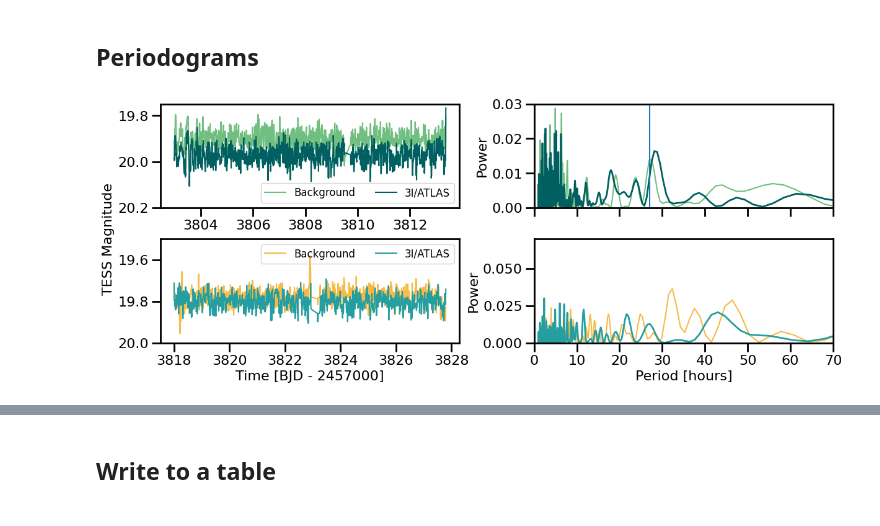
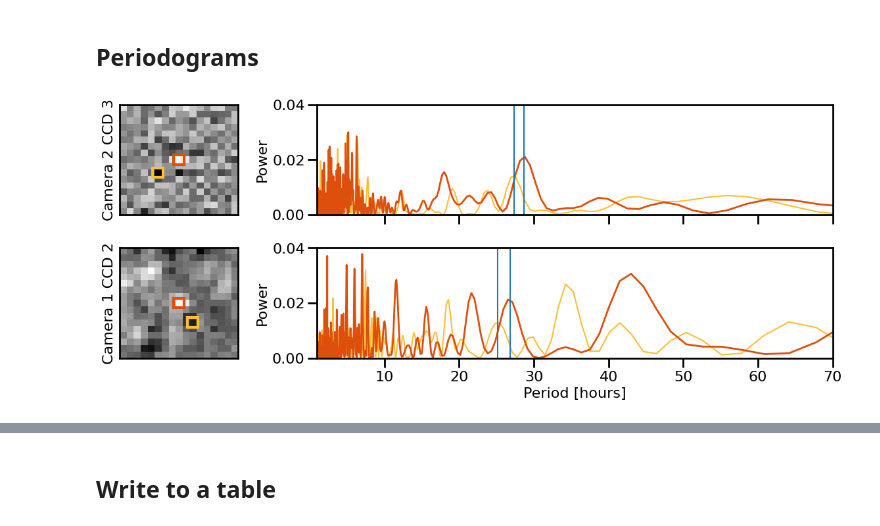
Before and after one commit to afeinstein20/atlas-tess, a Jupyter notebook: notebooks/lightcurve_figure.ipynb, the cells around one changed output, grey strips where cells are left out. Cells and saved outputs as stored; diff of their text form; code cells hidden in the pictures.

```diff
--- a/notebooks/lightcurve_figure.ipynb
+++ b/notebooks/lightcurve_figure.ipynb
@@ -85,7 +106,7 @@ chunks1 = np.append(np.arange(time1[0], time1[-1], 4), time1[-1])
 lc2 = second['subtracted'][:,10,10] * np.nanmedian(convert_mag(second['raw'][:,10,10]))
 time2 = second['time'] + 2400000.5 - 2457000
 
-chunks2 = np.append(np.arange(time2[0], time2[-1], 4))#, time2[-1])
+chunks2 = np.append(np.arange(time2[0], time2[-1], 4), time2[-1])
 # %%
 fig, axes = plt.subplots(nrows=2, ncols=4, figsize=(40,12))
 axes = axes.reshape(-1)
@@ -137,7 +160,7 @@ ax2.plot(13,2,'rx')
 # %%
 bkg1 = first['subtracted'][:,7,12] * np.nanmedian(convert_mag(first['raw'][:,7,12]))
 
-bkg2 = second['subtracted'][:,13,2] * np.nanmedian(convert_mag(second['raw'][:,13,2]))
+bkg2 = second['subtracted'][:,12,13] * np.nanmedian(convert_mag(second['raw'][:,12,13]))
 # %%
 fig, axes = plt.subplots(nrows=2, ncols=4, figsize=(40,12))
 axes = axes.reshape(-1)
@@ -182,58 +205,82 @@ def periodogram(t, f, maxp=1*units.hour, minp=3*units.day):
                                                  maximum_frequency=1.0/maxp.to(units.day))
     return ls, med
 # %%
-fig, axes = plt.subplots(ncols=2, nrows=2, figsize=(14,5))
+fig, axes = plt.subplots(ncols=2, nrows=2, figsize=(14,5), gridspec_kw={'width_ratios':[0.23,1]})
 fig.set_facecolor('w')
 axes = axes.reshape(-1)
 
+dc = '#de4f0d'#parula[60]
+bc = '#ffbe35'#parula[210]
+
+# Imshow the TPF
+axes[0].imshow(np.nansum(first['subtracted'], axis=0)[2:,2:], aspect='auto', cmap='Greys_r')
+
+# Plot the apertures
+rect = Rectangle((7.25, 7.25), 1.5, 1.5, edgecolor=dc, facecolor='none', lw=3)
+axes[0].add_patch(rect)
+
+rect = Rectangle((4.25, 9.25), 1.5, 1.5, edgecolor=bc, facecolor='none', lw=3)
+axes[0].add_patch(rect)
 
 
+# Make the Lomb-Scargle Periodograms
 bkg_23, bk23 = periodogram(time1, bkg1)
-axes[1].plot((1.0/bkg_23[0]).to(units.hour), bkg_23[1], color=parula[150])
+axes[1].plot((1.0/bkg_23[0]).to(units.hour), bkg_23[1], color=bc)
 
-ls_23, m23 = periodogram(time1, lc1)
-axes[1].plot((1.0/ls_23[0]).to(units.hour), ls_23[1], color='#005f60', lw=2)
+ls_23, m23 = periodogram(time1, medfilt(lc1, 11))
+axes[1].plot((1.0/ls_23[0]).to(units.hour), ls_23[1], color=dc, lw=2)
 
-
-axes[0].plot(time1, bk23,color=parula[150], label='Background')
-axes[0].plot(time1, m23, color='#005f60', label='3I/ATLAS')
-axes[0].legend(fontsize=12, ncol=2)
+##################
+# Camera 1 CCD 2 #
+##################
 
 q = (time2 >= 3818) & (time2 < 3827.8) & (lc2 < 20.) & (bkg2 > 19.5)
 
+# Plot the TPF
+axes[2].imshow(np.nansum(second['subtracted'][second['good_frames']==1], axis=0)[2:,2:], aspect='auto',
+               cmap='Greys_r')
+
+# Plot the apertures
+rect = Rectangle((7.25, 7.25), 1.5, 1.5, edgecolor=dc, facecolor='none', lw=3)
+axes[2].add_patch(rect)
+
+rect = Rectangle((9.25, 10.25), 1.5, 1.5, edgecolor=bc, facecolor='none', lw=3)
+axes[2].add_patch(rect)
 
 
+# Make the Lomb-Scargle Periorograms
 bkg_12, mb12 = periodogram(time2[q], bkg2[q])
-axes[3].plot((1.0/bkg_12[0]).to(units.hour), bkg_12[1], color=parula[210])
+axes[3].plot((1.0/bkg_12[0]).to(units.hour), bkg_12[1], color=bc)
 
-ls_12, m12 = periodogram(time2[q], lc2[q])
-axes[3].plot((1.0/ls_12[0]).to(units.hour), ls_12[1], color='#249ea0', lw=2)
+ls_12, m12 = periodogram(time2[q], medfilt(lc2[q], 11))
+axes[3].plot((1.0/ls_12[0]).to(units.hour), ls_12[1], color=dc, lw=2)
 
-
-axes[2].plot(time2[q], mb12, color=parula[210], label='Background')
-axes[2].plot(time2[q], m12, color='#249ea0', label='3I/ATLAS')
-axes[2].legend(fontsize=12, ncol=2)
 
 axes[3].set_xlabel('Period [hours]')
 for i in [1,3]:
-    axes[i].set_xlim(0,70)
+    axes[i].set_xlim(1,70)
     axes[i].set_ylabel('Power')
-axes[3].set_ylim(0,0.07)
-axes[1].set_ylim(0,0.03)
+
+for i in [0,2]:
+    axes[i].set_xticks([])
+    axes[i].set_yticks([])
+axes[3].set_ylim(0,0.04)
+axes[1].set_ylim(0,0.04)
 axes[1].set_xticklabels([])
 
-axes[0].set_ylim(20.2, 19.75)
-axes[2].set_ylim(20., 19.5)
+axes[0].set_ylabel('Camera 2 CCD 3')
+axes[2].set_ylabel('Camera 1 CCD 2')
 
-axes[2].set_xlabel('Time [BJD - 2457000]')
-axes[2].set_ylabel('TESS Magnitude', y=1)
+axes[1].axvline(28.7)
+axes[1].axvline(27.4)
 
-axes[1].axvline(27)
+axes[3].axvline(26.8)
+axes[3].axvline(26.8-1.6)
 
 for i in range(4):
     axes[i].set_rasterized(True)
 
 plt.subplots_adjust(hspace=0.3, wspace=0.25)
-#plt.savefig('../figures/ls_comparison.png', dpi=300, bbox_inches='tight')
+#plt.savefig('../figures/ls_comparison.pdf', dpi=300, bbox_inches='tight')
 # %% [output]
-[figure, old version]
+[figure, new version]
```
Also changed, not shown: parts of 10 cells of this notebook, 1 other file.
